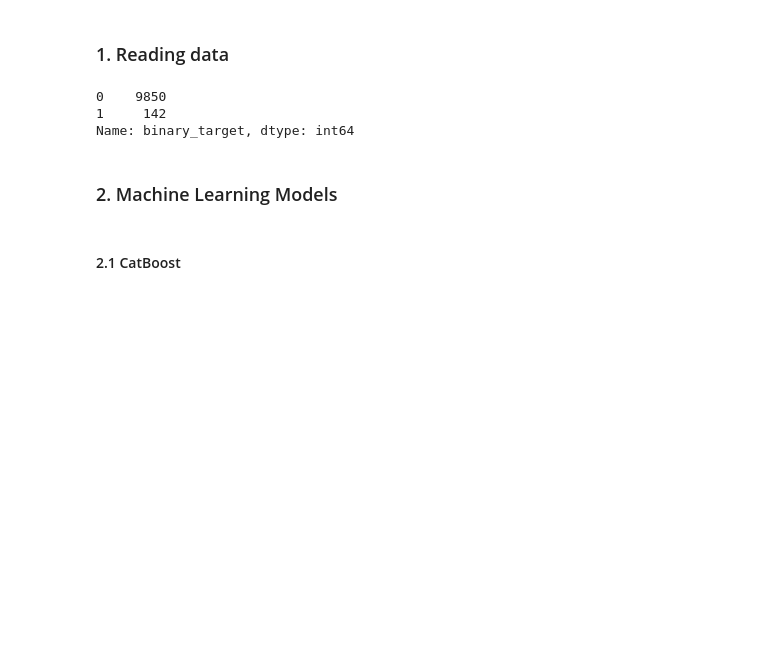
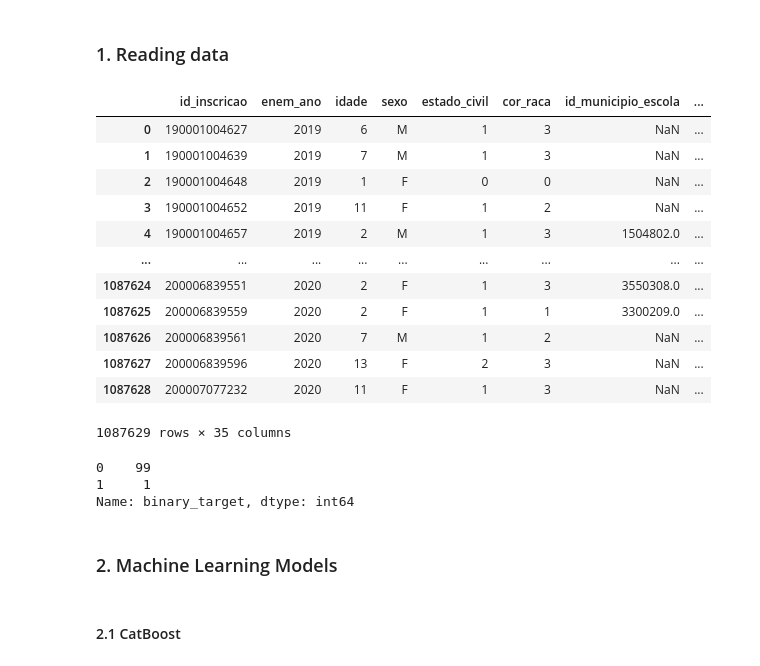
Before and after one commit to Dellonath/educational-data-mining-enem, a Jupyter notebook: notebooks/1.0-catboost-kmeans-cluster-generator.ipynb, the cells around one changed output. Cells and saved outputs as stored; diff of their text form; code cells hidden in the pictures; blank space fills up the shorter version.

```diff
--- a/notebooks/1.0-catboost-kmeans-cluster-generator.ipynb
+++ b/notebooks/1.0-catboost-kmeans-cluster-generator.ipynb
@@ -50,10 +25,27 @@ enem_candidates = database.select_query(query)
+# %%
+enem_candidates = pd.read_parquet('..\\data\\raw\\v0-enem-data-20220530.parquet')
+enem_candidates
+# %% [output]
+|  | id_inscricao | enem_ano | idade | sexo | estado_civil | cor_raca | id_municipio_escola | ... |
+| 0 | 190001004627 | 2019 | 6 | M | 1 | 3 | NaN | ... |
+| 1 | 190001004639 | 2019 | 7 | M | 1 | 3 | NaN | ... |
+| 2 | 190001004648 | 2019 | 1 | F | 0 | 0 | NaN | ... |
+| 3 | 190001004652 | 2019 | 11 | F | 1 | 2 | NaN | ... |
+| 4 | 190001004657 | 2019 | 2 | M | 1 | 3 | 1504802.0 | ... |
+| ... | ... | ... | ... | ... | ... | ... | ... | ... |
+| 1087624 | 200006839551 | 2020 | 2 | F | 1 | 3 | 3550308.0 | ... |
+| 1087625 | 200006839559 | 2020 | 2 | F | 1 | 1 | 3300209.0 | ... |
+| 1087626 | 200006839561 | 2020 | 7 | M | 1 | 2 | NaN | ... |
+| 1087627 | 200006839596 | 2020 | 13 | F | 2 | 3 | NaN | ... |
+| 1087628 | 200007077232 | 2020 | 11 | F | 1 | 3 | NaN | ... |
+1087629 rows × 35 columns
 # %%
 filtered_data = enem_candidates.dropna(axis = 0)
 filtered_data.insert(filtered_data.shape[1], 'binary_target', np.where(filtered_data.nota > 650, 1, 0))
 filtered_data.binary_target.value_counts()
 # %% [output]
-0    9850
-1     142
+0    99
+1     1
 Name: binary_target, dtype: int64
 # %% [markdown]
 ### 2. Machine Learning Models
```
Also changed, not shown: parts of 4 cells of this notebook, 34 other files.
